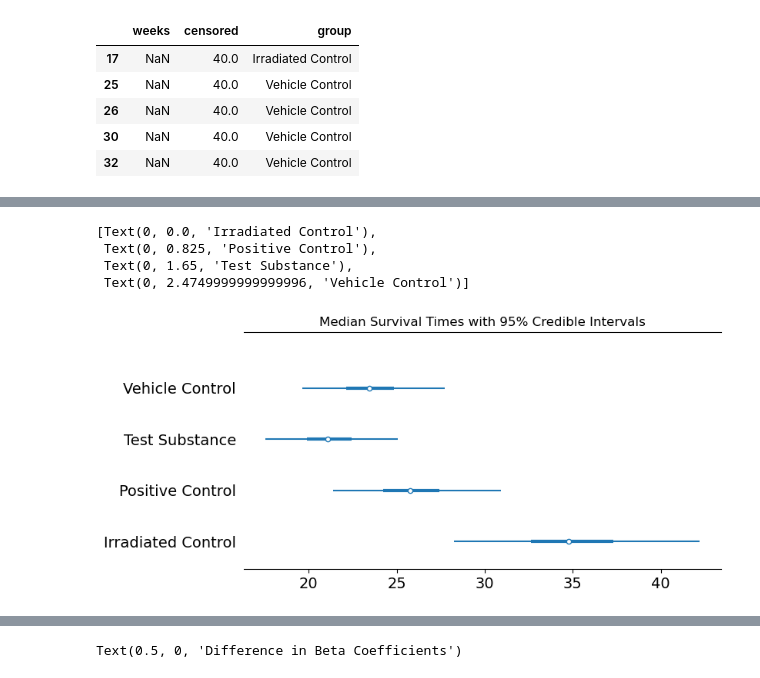
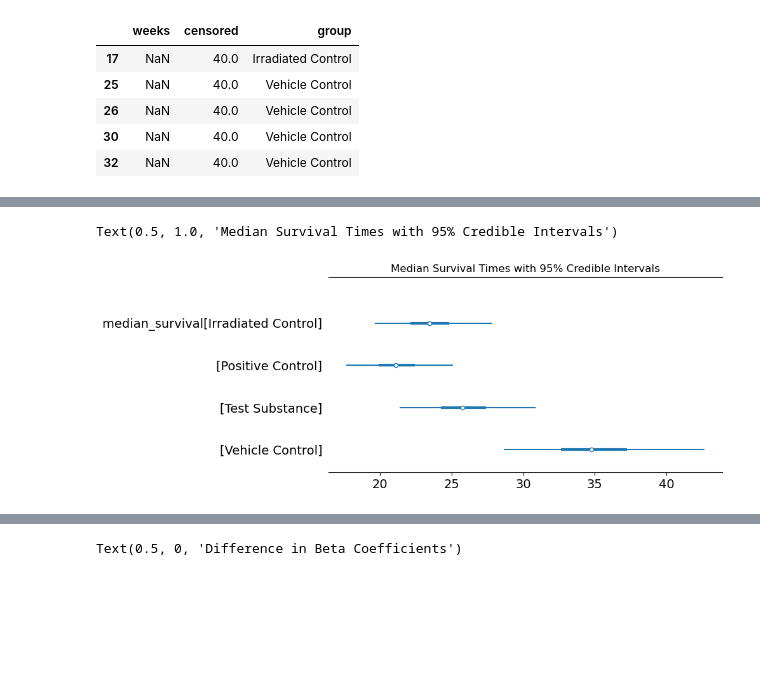
Before and after one commit to nweerasuriya/omscs, a Jupyter notebook: ISYE6420/unit_8-9/homework_6.ipynb, the cells around one changed output, grey strips where cells are left out. Saved outputs shown, nothing was run; the diff lists cells and outputs as text; code cells hidden in the pictures; blank space fills up the shorter version.

```diff
--- a/ISYE6420/unit_8-9/homework_6.ipynb
+++ b/ISYE6420/unit_8-9/homework_6.ipynb
@@ -70,7 +71,7 @@ with pm.Model(coords={"group": group_names, "contrast_labels": contrast_labels})
     pm.Data("y", y)  # Number of weeks until death or censoring
 
     alpha = pm.Gamma("alpha", alpha=0.001, beta=0.001)
-    beta = pm.Normal("beta", mu=0, sigma=1000, shape=4)
+    beta = pm.Normal("beta", mu=0, sigma=1000, shape=4, dims="group")
     # Scale parameter for each group
     beta_prime = pm.Deterministic("beta_prime", 1/(pm.math.exp(beta[group_idx])))
 
@@ -83,7 +84,7 @@ with pm.Model(coords={"group": group_names, "contrast_labels": contrast_labels})
 
     # Compute median survival times for each group
     median_survival = pm.Deterministic(
-        "median_survival", pm.math.exp(-beta) * np.log(2) ** (1 / alpha)
+        "median_survival", pm.math.exp(-beta) * np.log(2) ** (1 / alpha), dims="group"
         )
     S = pm.Deterministic("survival", pm.math.exp(-((obs_censored / beta_prime) ** alpha)))
     pdf = (
@@ -98,10 +99,10 @@ with pm.Model(coords={"group": group_names, "contrast_labels": contrast_labels})
 
     # Predict survival at t=30 weeks for each group
     t_pred = pm.Data("t", 30)
-    pm.Deterministic("survival_at_30", pm.math.exp(-((t_pred * pm.math.exp(beta)) ** alpha)))
+    pm.Deterministic("survival_at_30", pm.math.exp(-((t_pred * pm.math.exp(beta)) ** alpha)), dims="group")
 
     # Sampling
-    trace_1 = pm.sample(10000, tune=2000, nuts_sampler="nutpie")
+    trace_1 = pm.sample(10000, tune=2000, nuts_sampler="nutpie", random_seed=rng)
 
 az.summary(trace_1, var_names=["median_survival"], round_to=3, hdi_prob=0.95)
 # %% [output]
@@ -133,20 +125,16 @@ Estimated Time to Completion: now
 # %%
 # Plot median survival times with 95% credible intervals
 ax = az.plot_forest(
     trace_1,
     var_names=["median_survival"],
     combined=True,
     hdi_prob=0.95,
     figsize=(8, 4),
 )
 ax[0].set_title("Median Survival Times with 95% Credible Intervals")
-ax[0].set_yticklabels(group_names)
 # %% [output]
-[Text(0, 0.0, 'Irradiated Control'),
- Text(0, 0.825, 'Positive Control'),
- Text(0, 1.65, 'Test Substance'),
- Text(0, 2.4749999999999996, 'Vehicle Control')]
+Text(0.5, 1.0, 'Median Survival Times with 95% Credible Intervals')
-[figure, old version]
+[figure, new version]
 # %%
 az.summary(trace_1, round_to=3, hdi_prob=0.95)
 # %% [output]
```
Also changed, not shown: parts of 39 cells of this notebook, 4 other files.
